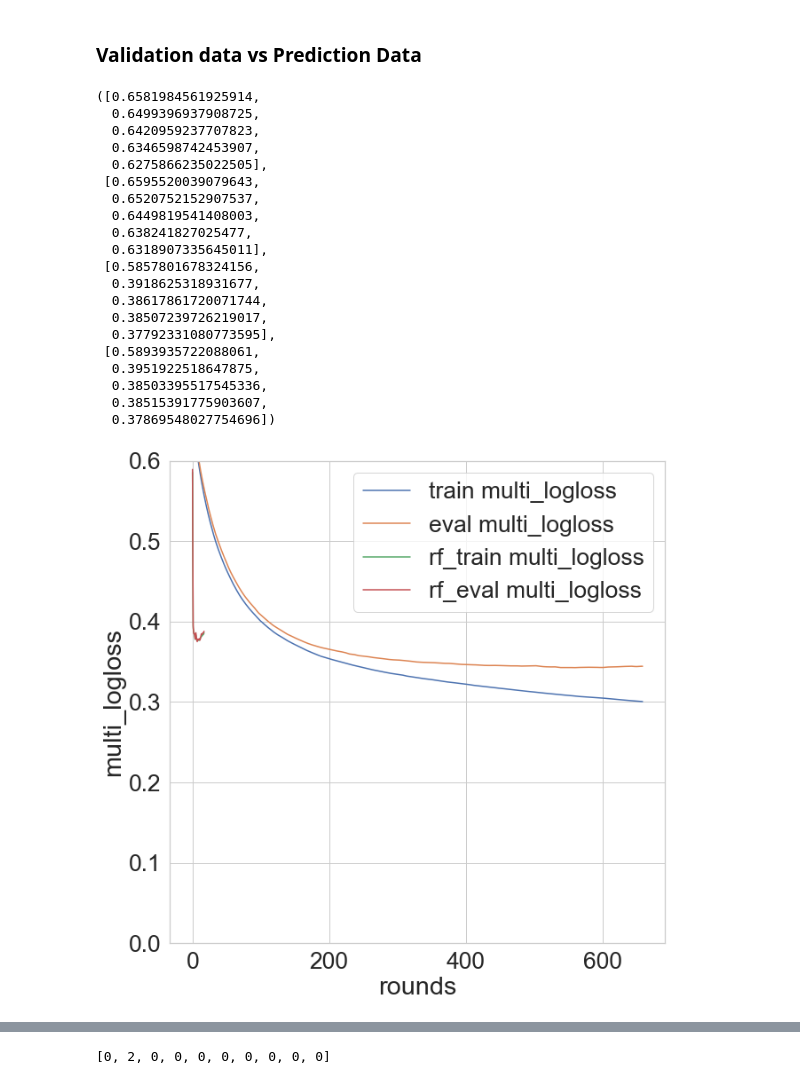
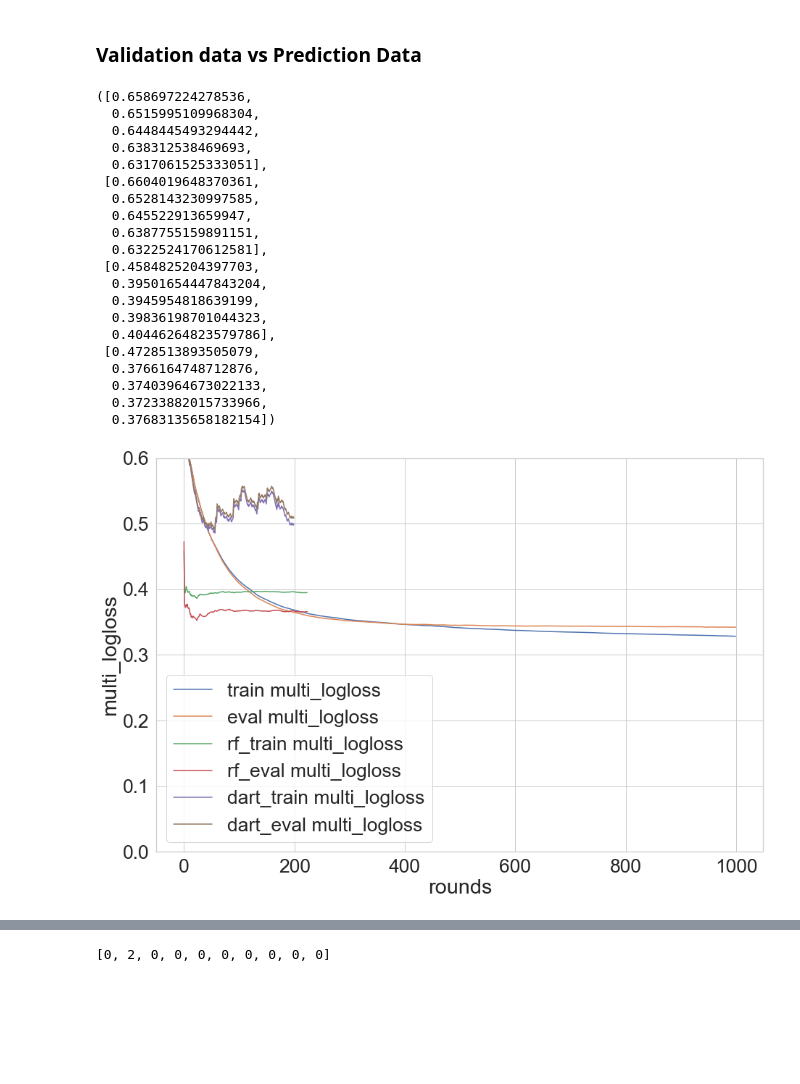
Before and after one commit to RooibosGood/signate, a Jupyter notebook: Begginer11/begginer11.ipynb, the cells around one changed output, grey strips where cells are left out. Saved outputs shown, nothing was run; the diff lists cells and outputs as text; code cells hidden in the pictures; blank space fills up the shorter version.

```diff
--- a/Begginer11/begginer11.ipynb
+++ b/Begginer11/begginer11.ipynb
@@ -214,7 +313,7 @@ from sklearn.metrics import f1_score
 y_lgb_rf_preds = []
 models_rf = []
 y_lgb_rf_oof_train = np.zeros((len(X_train),3))
-cv = StratifiedKFold(n_splits=4, shuffle=True, random_state=0)
+cv = StratifiedKFold(n_splits=5, shuffle=True, random_state=0)
 
 params = {
     'task' : 'train',
@@ -251,7 +350,7 @@ for fold_id, (train_index, valid_index) in enumerate(cv.split(X_train,y_train)):
                     valid_sets=[lgb_train, lgb_eval],
                     valid_names=['train','eval'],
                     num_boost_round=1000,
-                    early_stopping_rounds=10,
+                    early_stopping_rounds=200,
                     verbose_eval=100,
                     evals_result=rf_evals_result
                    )
@@ -328,0 +424,13 @@ Training until validation scores don't improve for 10 rounds
+# %%
+y_lgb_rf_pred = sum(y_lgb_rf_preds)/len(y_lgb_rf_preds)
+#y_lgb_dart_prey_lgb_dart_pred[0]d_max = np.argmax(y_lgb_dart_pred, axis=1)
+#print(y_lgb_dart_pred[:,0])
+X_test['rf0'] = y_lgb_rf_pred[:,0]
+X_test['rf1'] = y_lgb_rf_pred[:,1]
+X_test['rf2'] = y_lgb_rf_pred[:,2]
+
+#y_lgb_dart_oof_train_max = np.argmax(y_lgb_dart_oof_train, axis=1)
+X_train['rf0'] = y_lgb_rf_oof_train[:,0]
+X_train['rf1'] = y_lgb_rf_oof_train[:,1]
+X_train['rf2'] = y_lgb_rf_oof_train[:,2]
+X_train.head()
@@ -332,7 +447,7 @@ Training until validation scores don't improve for 10 rounds
 y_lgb_preds = []
 models = []
 y_lgb_oof_train = np.zeros((len(X_train),3))
-cv = StratifiedKFold(n_splits=4, shuffle=True, random_state=0)
+cv = StratifiedKFold(n_splits=5, shuffle=True, random_state=0)
 
 params = {
     'task' : 'train',
@@ -455,46 +558,50 @@ train_metric = evals_result['train']['multi_logloss']
 eval_metric = evals_result['eval']['multi_logloss']
 rf_train_metric = rf_evals_result['train']['multi_logloss']
 rf_eval_metric = rf_evals_result['eval']['multi_logloss']
+dart_train_metric = dart_evals_result['train']['multi_logloss']
+dart_eval_metric = dart_evals_result['eval']['multi_logloss']
 train_metric[:5], eval_metric[:5],rf_train_metric[:5], rf_eval_metric[:5]
 # %% [output]
-([0.6581984561925914,
-  0.6499396937908725,
-  0.6420959237707823,
-  0.6346598742453907,
-  0.6275866235022505],
- [0.6595520039079643,
-  0.6520752152907537,
-  0.6449819541408003,
-  0.638241827025477,
-  0.6318907335645011],
- [0.5857801678324156,
-  0.3918625318931677,
-  0.38617861720071744,
-  0.38507239726219017,
-  0.37792331080773595],
- [0.5893935722088061,
-  0.3951922518647875,
-  0.38503395517545336,
-  0.38515391775903607,
-  0.37869548027754696])
+([0.658697224278536,
+  0.6515995109968304,
+  0.6448445493294442,
+  0.638312538469693,
+  0.6317061525333051],
+ [0.6604019648370361,
+  0.6528143230997585,
+  0.645522913659947,
+  0.6387755159891151,
+  0.6322524170612581],
+ [0.4584825204397703,
+  0.39501654447843204,
+  0.3945954818639199,
+  0.39836198701044323,
+  0.40446264823579786],
+ [0.4728513893505079,
+  0.3766164748712876,
+  0.37403964673022133,
+  0.37233882015733966,
+  0.37683135658182154])
 # %%
-plt.figure(figsize=(10, 10))
+plt.figure(figsize=(15, 10))
 
 plt.plot(train_metric, label='train multi_logloss')
 plt.plot(eval_metric, label='eval multi_logloss')
 plt.plot(rf_train_metric, label='rf_train multi_logloss')
 plt.plot(rf_eval_metric, label='rf_eval multi_logloss')
+plt.plot(dart_train_metric, label='dart_train multi_logloss')
+plt.plot(dart_eval_metric, label='dart_eval multi_logloss')
 
 plt.grid()
 plt.legend()
 plt.ylim(0 , 0.6)
 
 plt.xlabel('rounds')
 plt.ylabel('multi_logloss')
 plt.grid(True)
 plt.show()
 # %% [output]
-[figure, old version]
+[figure, new version]
 # %%
 y_lgb_oof_train_max = np.argmax(y_lgb_oof_train, axis=1)
 print("lightGBM(gbdt) = {}".format(f1_score(y_true=y_train, y_pred=y_lgb_oof_train_max, average='macro')))
```
Also changed, not shown: parts of 9 cells of this notebook.
